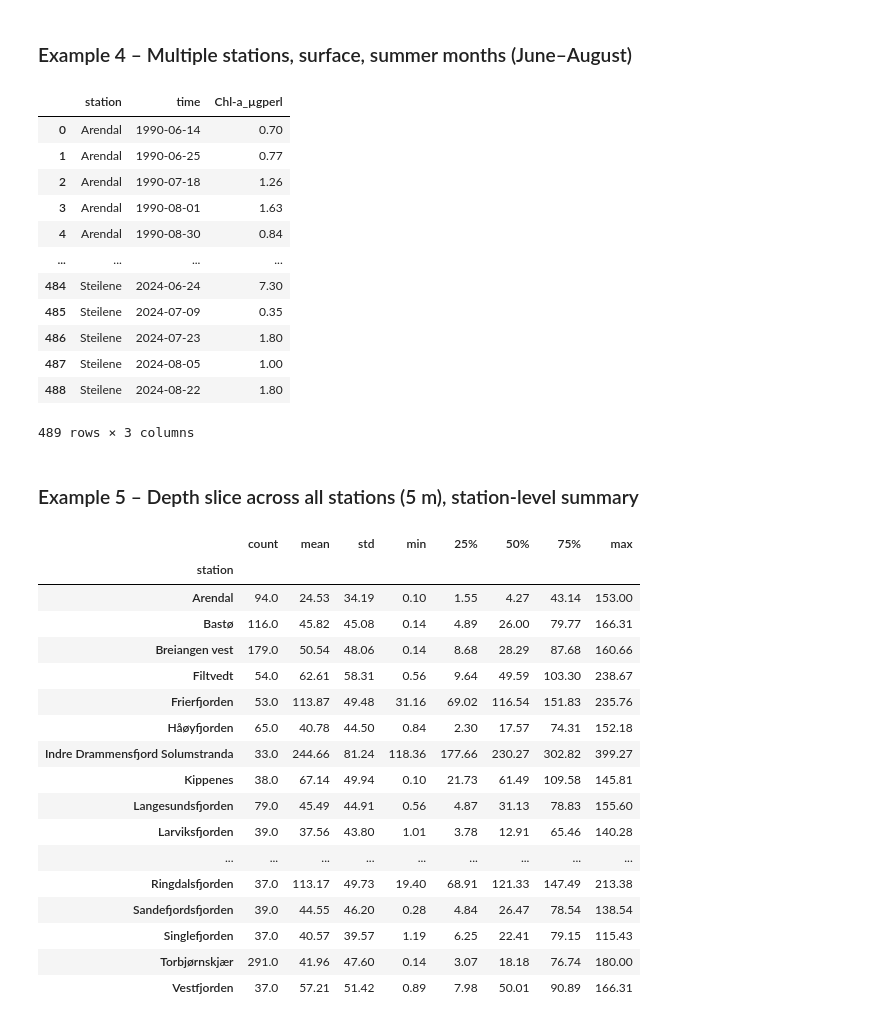
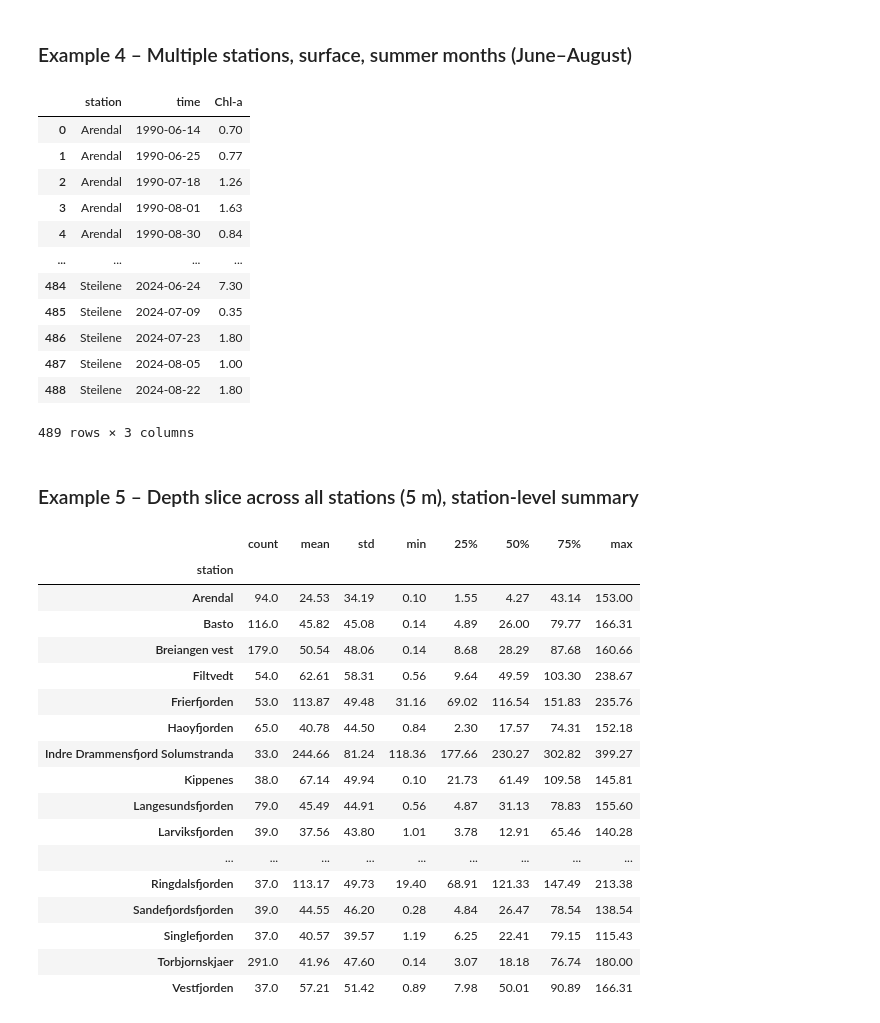
Before and after one commit to NIVANorge/niva-aquainfra, a Jupyter notebook: notebooks/create_oslofjord_dataset.ipynb, the cells around one changed output. Saved outputs shown, nothing was run; the diff lists cells and outputs as text; code cells hidden in the pictures.

```diff
--- a/notebooks/create_oslofjord_dataset.ipynb
+++ b/notebooks/create_oslofjord_dataset.ipynb
@@ -28,7 +28,7 @@ import netCDF4 as nc
 ## 2. Load metadata
 # %%
 meta_path = Path("../hydrochem_trends_river_oslofjord_use_case/config/marine/oslofjord.json")
-with meta_path.open() as f:
+with meta_path.open(encoding="utf-8") as f:
     meta = json.load(f)
 
 print(f"Loaded metadata for {len(meta['variables'])} variables")
@@ -303,7 +367,7 @@ pd.DataFrame({
 # %% [markdown]
 ### Example 4 – Multiple stations, surface, summer months (June–August)
 # %%
-selected = ["Arendal", "Bastø", "Steilene"]
+selected = ["Arendal", "Basto", "Steilene"]
 mask = (
     np.isin(stn_of_obs, np.where(np.isin(stns, selected))[0])
     & (depth_of_obs == 0)
@@ -313,10 +377,10 @@ mask = (
 pd.DataFrame({
     "station":      stns[stn_of_obs[mask]],
     "time":         time_of_obs[mask],
-    "Chl-a_µgperl": ds["Chl-a_µgperl"].values[mask],
+    "Chl-a": ds["Chl-a"].values[mask],
 })
 # %% [output]
-|  | station | time | Chl-a_µgperl |
+|  | station | time | Chl-a |
 | 0 | Arendal | 1990-06-14 | 0.70 |
 | 1 | Arendal | 1990-06-25 | 0.77 |
 | 2 | Arendal | 1990-07-18 | 1.26 |
@@ -334,19 +398,19 @@ pd.DataFrame({
 # %%
 mask = np.isclose(depth_of_obs, 5.0)
 
 pd.DataFrame({
     "station":    stns[stn_of_obs[mask]],
-    "NO3-N_µgperl": ds["NO3-N_µgperl"].values[mask],
-}).groupby("station")["NO3-N_µgperl"].describe().round(2).dropna()
+    "NO3-N": ds["NO3-N"].values[mask],
+}).groupby("station")["NO3-N"].describe().round(2).dropna()
 # %% [output]
 |  | count | mean | std | min | 25% | 50% | 75% | max |
 | station |  |  |  |  |  |  |  |  |
 | Arendal | 94.0 | 24.53 | 34.19 | 0.10 | 1.55 | 4.27 | 43.14 | 153.00 |
-| Bastø | 116.0 | 45.82 | 45.08 | 0.14 | 4.89 | 26.00 | 79.77 | 166.31 |
+| Basto | 116.0 | 45.82 | 45.08 | 0.14 | 4.89 | 26.00 | 79.77 | 166.31 |
 | Breiangen vest | 179.0 | 50.54 | 48.06 | 0.14 | 8.68 | 28.29 | 87.68 | 160.66 |
 | Filtvedt | 54.0 | 62.61 | 58.31 | 0.56 | 9.64 | 49.59 | 103.30 | 238.67 |
 | Frierfjorden | 53.0 | 113.87 | 49.48 | 31.16 | 69.02 | 116.54 | 151.83 | 235.76 |
-| Håøyfjorden | 65.0 | 40.78 | 44.50 | 0.84 | 2.30 | 17.57 | 74.31 | 152.18 |
+| Haoyfjorden | 65.0 | 40.78 | 44.50 | 0.84 | 2.30 | 17.57 | 74.31 | 152.18 |
 | Indre Drammensfjord Solumstranda | 33.0 | 244.66 | 81.24 | 118.36 | 177.66 | 230.27 | 302.82 | 399.27 |
 | Kippenes | 38.0 | 67.14 | 49.94 | 0.10 | 21.73 | 61.49 | 109.58 | 145.81 |
 | Langesundsfjorden | 79.0 | 45.49 | 44.91 | 0.56 | 4.87 | 31.13 | 78.83 | 155.60 |
@@ -355,5 +419,5 @@ pd.DataFrame({
 | Ringdalsfjorden | 37.0 | 113.17 | 49.73 | 19.40 | 68.91 | 121.33 | 147.49 | 213.38 |
 | Sandefjordsfjorden | 39.0 | 44.55 | 46.20 | 0.28 | 4.84 | 26.47 | 78.54 | 138.54 |
 | Singlefjorden | 37.0 | 40.57 | 39.57 | 1.19 | 6.25 | 22.41 | 79.15 | 115.43 |
-| Torbjørnskjær | 291.0 | 41.96 | 47.60 | 0.14 | 3.07 | 18.18 | 76.74 | 180.00 |
+| Torbjornskjaer | 291.0 | 41.96 | 47.60 | 0.14 | 3.07 | 18.18 | 76.74 | 180.00 |
 | Vestfjorden | 37.0 | 57.21 | 51.42 | 0.89 | 7.98 | 50.01 | 90.89 | 166.31 |
```
Also changed, not shown: parts of 9 cells of this notebook, 3 other files.
